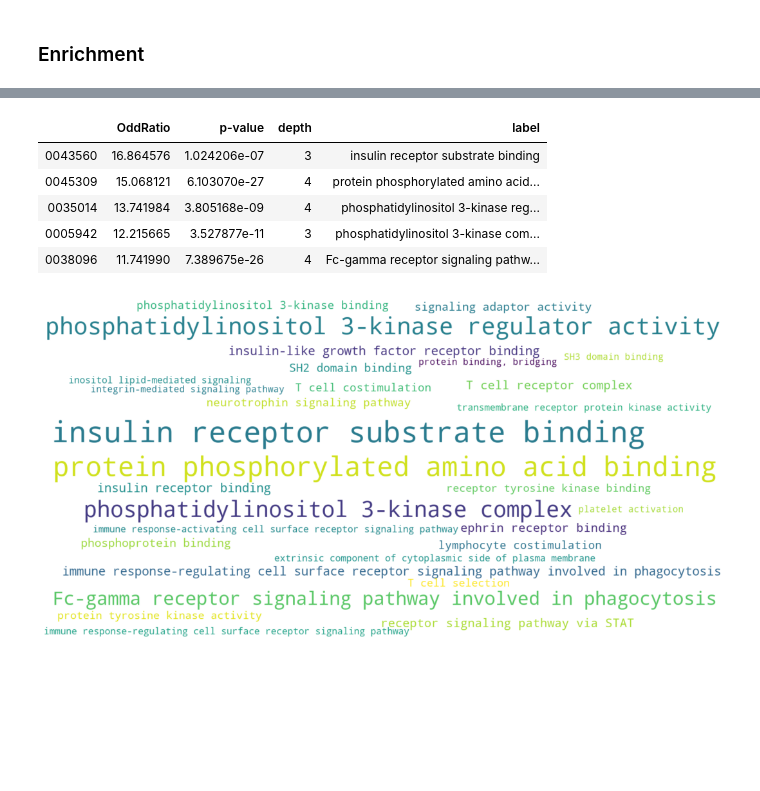
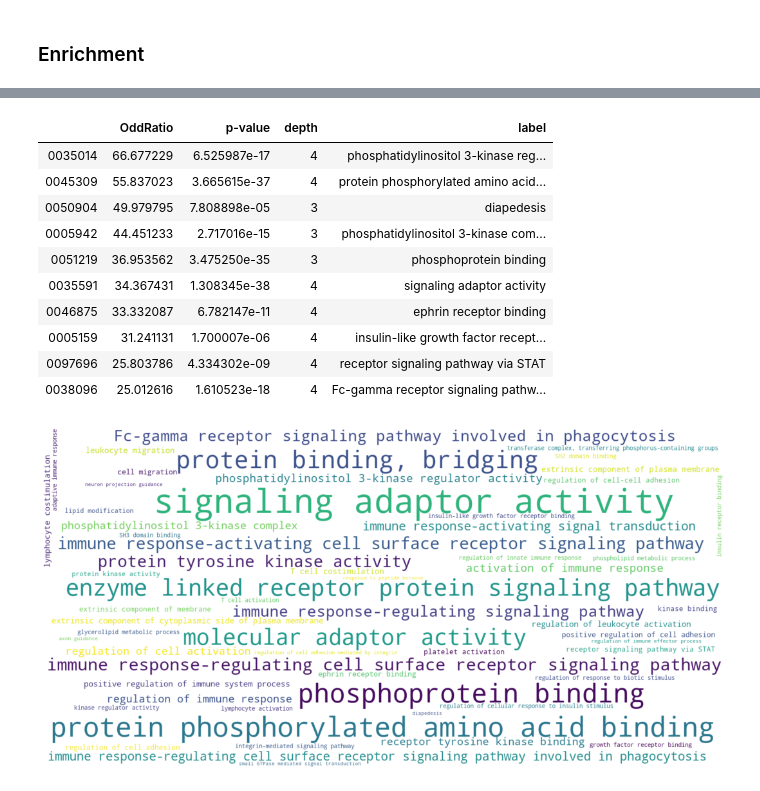
Before and after one commit to Mmiglio/BiologicalData, a Jupyter notebook: code/part2/GeneOntology.ipynb, the cells around one changed output, grey strips where cells are left out. Saved outputs shown, nothing was run; the diff lists cells and outputs as text; code cells hidden in the pictures; blank space fills up the shorter version.

```diff
--- a/code/part2/GeneOntology.ipynb
+++ b/code/part2/GeneOntology.ipynb
@@ -391,33 +389,37 @@ Adjusted threshold: 7.242178447276941e-06
 # %%
 # filter by depth
-filter_terms = (result["depth"] >= 1) & (result["depth"] <= 4) \
+filter_terms = (result["depth"] >= 0) & (result["depth"] <=4) \
                & (result["p-value"] <= adjusted_threshold)
-result[filter_terms].head()
+result[filter_terms].head(10)
 # %% [output]
 |  | OddRatio | p-value | depth | label |
-| 0043560 | 16.864576 | 1.024206e-07 | 3 | insulin receptor substrate binding |
-| 0045309 | 15.068121 | 6.103070e-27 | 4 | protein phosphorylated amino acid... |
-| 0035014 | 13.741984 | 3.805168e-09 | 4 | phosphatidylinositol 3-kinase reg... |
-| 0005942 | 12.215665 | 3.527877e-11 | 3 | phosphatidylinositol 3-kinase com... |
-| 0038096 | 11.741990 | 7.389675e-26 | 4 | Fc-gamma receptor signaling pathw... |
+| 0035014 | 66.677229 | 6.525987e-17 | 4 | phosphatidylinositol 3-kinase reg... |
+| 0045309 | 55.837023 | 3.665615e-37 | 4 | protein phosphorylated amino acid... |
+| 0050904 | 49.979795 | 7.808898e-05 | 3 | diapedesis |
+| 0005942 | 44.451233 | 2.717016e-15 | 3 | phosphatidylinositol 3-kinase com... |
+| 0051219 | 36.953562 | 3.475250e-35 | 3 | phosphoprotein binding |
+| 0035591 | 34.367431 | 1.308345e-38 | 4 | signaling adaptor activity |
+| 0046875 | 33.332087 | 6.782147e-11 | 4 | ephrin receptor binding |
+| 0005159 | 31.241131 | 1.700007e-06 | 4 | insulin-like growth factor recept... |
+| 0097696 | 25.803786 | 4.334302e-09 | 4 | receptor signaling pathway via STAT |
+| 0038096 | 25.012616 | 1.610523e-18 | 4 | Fc-gamma receptor signaling pathw... |
 # %%
 # max num of words to be drawn
-N_max = 30
+N_max = 60
 
 wc = draw_word_cloud(
     df = result[filter_terms],
-    N = sum(result[filter_terms][:N_max].OddRatio > 1),
-    score = 'OddRatio',
-    scale = 0.6,
+    N = N_max,
+    score = 'p-value',
     under_represented=False
 )
 
 # Plot
 plt.figure(figsize=(15, 15))
 plt.imshow(wc, interpolation="bilinear")
 plt.axis("off")
 plt.tight_layout()
 plt.savefig("../../figures/GO_string.pdf")
 plt.show()
 # %% [output]
-[figure, old version]
+[figure, new version]
```
Also changed, not shown: parts of 4 cells of this notebook, 6 other files.
